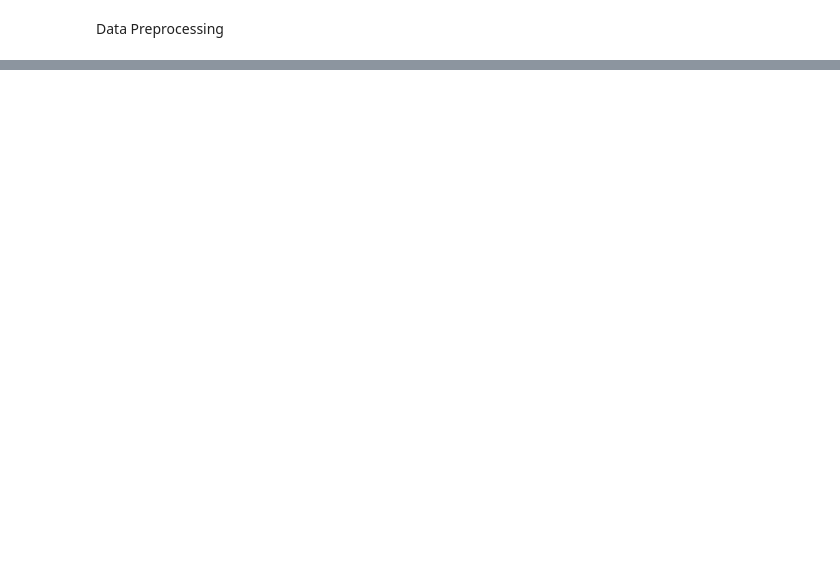
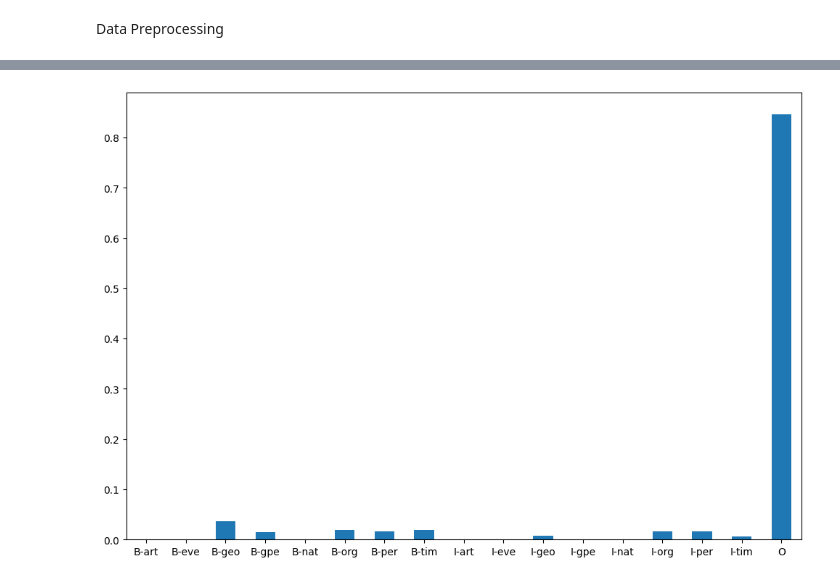
Before and after one commit to pypratikyesankar9/NLP_demystified, a Jupyter notebook: Named_entity_first_cut_model.ipynb, the cells around one changed output, grey strips where cells are left out. Saved outputs shown, nothing was run; the diff lists cells and outputs as text; code cells hidden in the pictures; blank space fills up the shorter version.

```diff
--- a/Named_entity_first_cut_model.ipynb
+++ b/Named_entity_first_cut_model.ipynb
@@ -30,0 +89,10 @@ SyntaxError: invalid syntax (<ipython-input-5-75aafad1888b>, line 1)
+# %%
+
+bins, counts = np.unique(data.Tag, return_counts=True)
+freq_series = pd.Series(counts/len(data))
+plt.figure(figsize=(12, 8))
+ax = freq_series.plot(kind='bar')
+ax.set_xticklabels(bins, rotation=0)
+plt.show()
+# %% [output]
+[figure, added]
```
Also changed, not shown: parts of 23 cells of this notebook.
